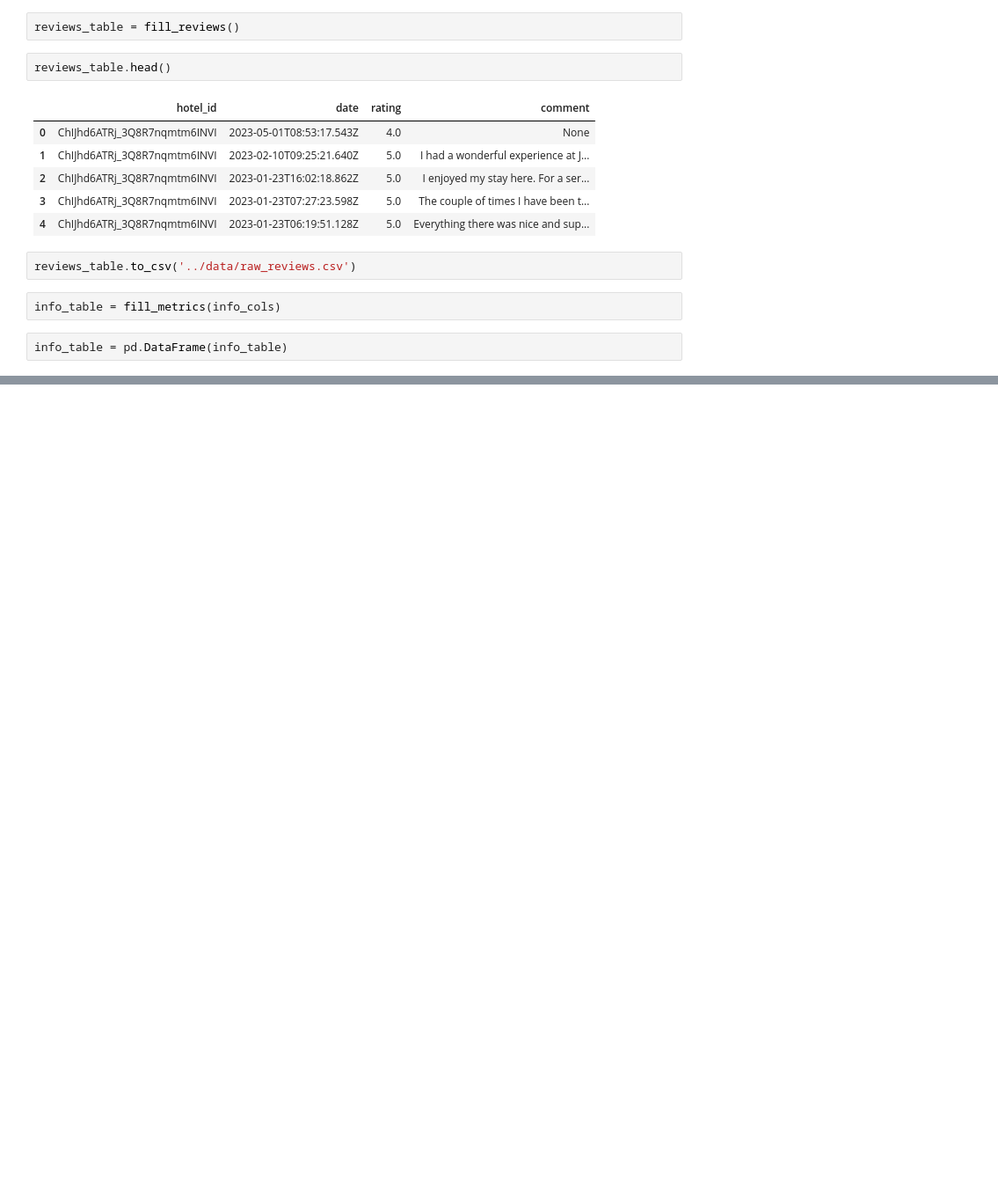
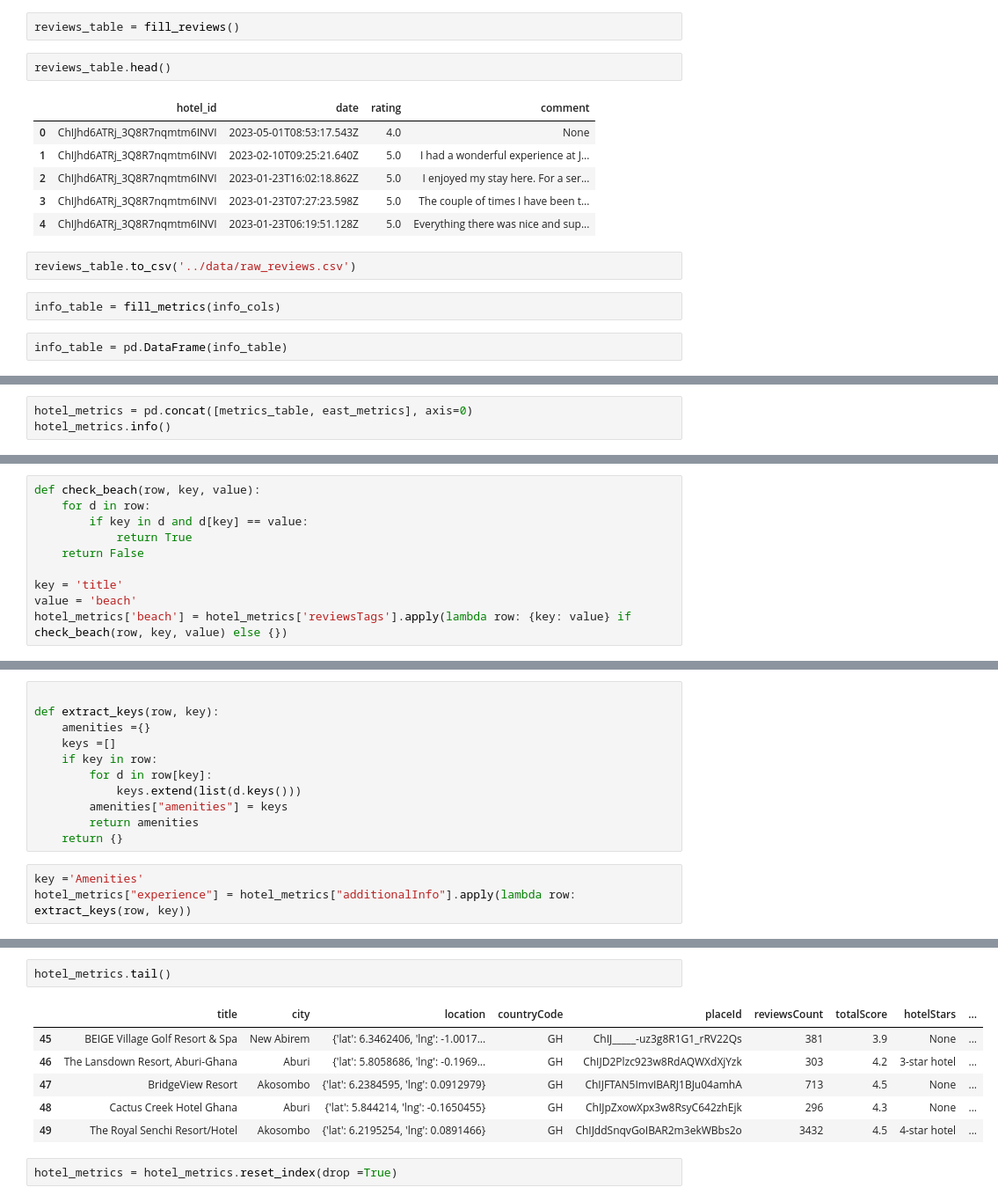
Before and after one commit to josephine-amponsah/review-senti-analysis, a Jupyter notebook: notebooks/data-collect.ipynb, the cells around one changed output, grey strips where cells are left out. Shown at 88% size. Saved outputs shown, nothing was run; the diff lists cells and outputs as text; blank space fills up the shorter version.

```diff
--- a/notebooks/data-collect.ipynb
+++ b/notebooks/data-collect.ipynb
@@ -191,0 +219,3 @@ info_table.head()
+# %%
+hotel_metrics = pd.concat([metrics_table, east_metrics], axis=0)
+hotel_metrics.info()
@@ -191,0 +272,10 @@ info_table.head()
+# %%
+def check_beach(row, key, value):
+    for d in row:
+        if key in d and d[key] == value:
+            return True
+    return False
+
+key = 'title'
+value = 'beach'
+hotel_metrics['beach'] = hotel_metrics['reviewsTags'].apply(lambda row: {key: value} if check_beach(row, key, value) else {})
@@ -191,0 +306,14 @@ info_table.head()
+# %%
+
+def extract_keys(row, key):
+    amenities ={}
+    keys =[]
+    if key in row:
+        for d in row[key]:
+            keys.extend(list(d.keys()))
+        amenities["amenities"] = keys
+        return amenities
+    return {}
+# %%
+key ='Amenities'
+hotel_metrics["experience"] = hotel_metrics["additionalInfo"].apply(lambda row: extract_keys(row, key))
@@ -191,0 +329,11 @@ info_table.head()
+# %%
+hotel_metrics.tail()
+# %% [output]
+|  | title | city | location | countryCode | placeId | reviewsCount | totalScore | hotelStars | ... |
+| 45 | BEIGE Village Golf Resort & Spa | New Abirem | {'lat': 6.3462406, 'lng': -1.0017... | GH | ChIJ_____-uz3g8R1G1_rRV22Qs | 381 | 3.9 | None | ... |
+| 46 | The Lansdown Resort, Aburi-Ghana | Aburi | {'lat': 5.8058686, 'lng': -0.1969... | GH | ChIJD2Plzc923w8RdAQWXdXjYzk | 303 | 4.2 | 3-star hotel | ... |
+| 47 | BridgeView Resort | Akosombo | {'lat': 6.2384595, 'lng': 0.0912979} | GH | ChIJFTAN5ImvIBARJ1BJu04amhA | 713 | 4.5 | None | ... |
+| 48 | Cactus Creek Hotel Ghana | Aburi | {'lat': 5.844214, 'lng': -0.1650455} | GH | ChIJpZxowXpx3w8RsyC642zhEjk | 296 | 4.3 | None | ... |
+| 49 | The Royal Senchi Resort/Hotel | Akosombo | {'lat': 6.2195254, 'lng': 0.0891466} | GH | ChIJddSnqvGoIBAR2m3ekWBbs2o | 3432 | 4.5 | 4-star hotel | ... |
+# %%
+hotel_metrics = hotel_metrics.reset_index(drop =True)
```
Also changed, not shown: parts of 36 cells of this notebook, 1 other file.
